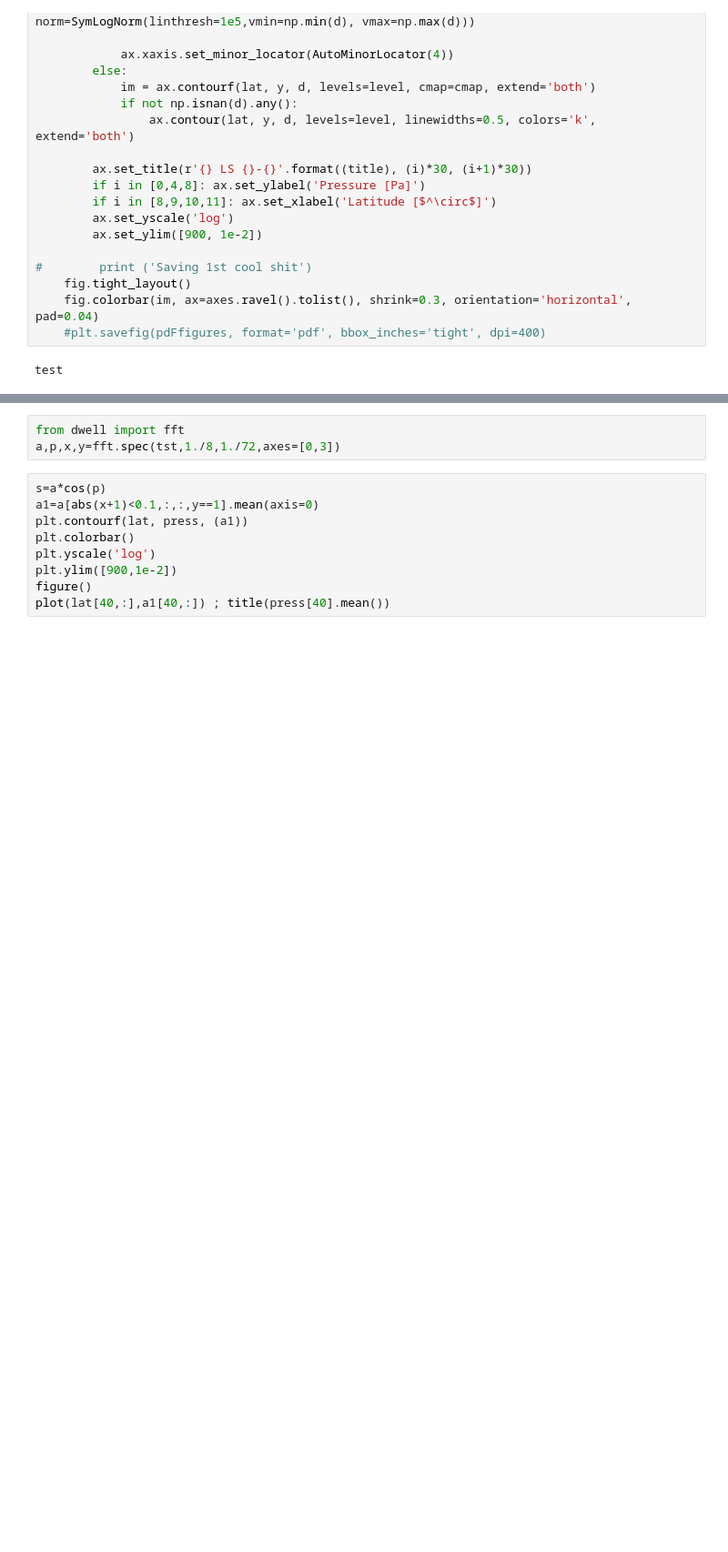
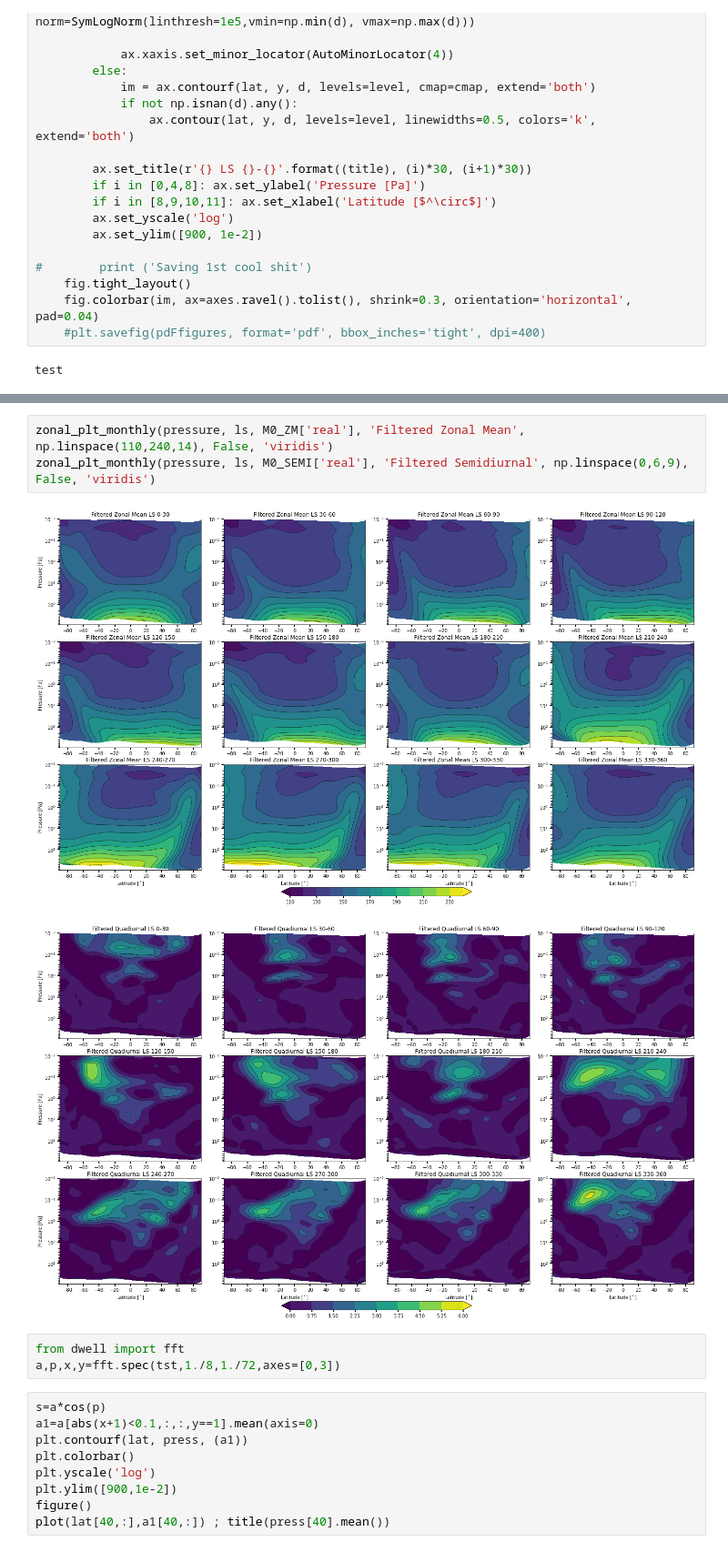
Before and after one commit to sokvisal/marswrf, a Jupyter notebook: fullfield_temperature_filtered.ipynb, the cells around one changed output, grey strips where cells are left out. Shown at 91% size. Saved outputs shown, nothing was run; the diff lists cells and outputs as text; blank space fills up the shorter version.

```diff
--- a/fullfield_temperature_filtered.ipynb
+++ b/fullfield_temperature_filtered.ipynb
@@ -160,3 +236,9 @@ zonal_plt_monthly(pressure, ls, filtered_array, 'Filtered', np.linspace(-10,12,
+# %%
+zonal_plt_monthly(pressure, ls, M0_ZM['real'], 'Filtered Zonal Mean', np.linspace(110,240,14), False, 'viridis')
+zonal_plt_monthly(pressure, ls, M0_SEMI['real'], 'Filtered Semidiurnal', np.linspace(0,6,9), False, 'viridis')
+# %% [output]
+[figure, added]
+[figure, added]
 # %%
 from dwell import fft
 a,p,x,y=fft.spec(tst,1./8,1./72,axes=[0,3])
```
Also changed, not shown: parts of 11 cells of this notebook.
